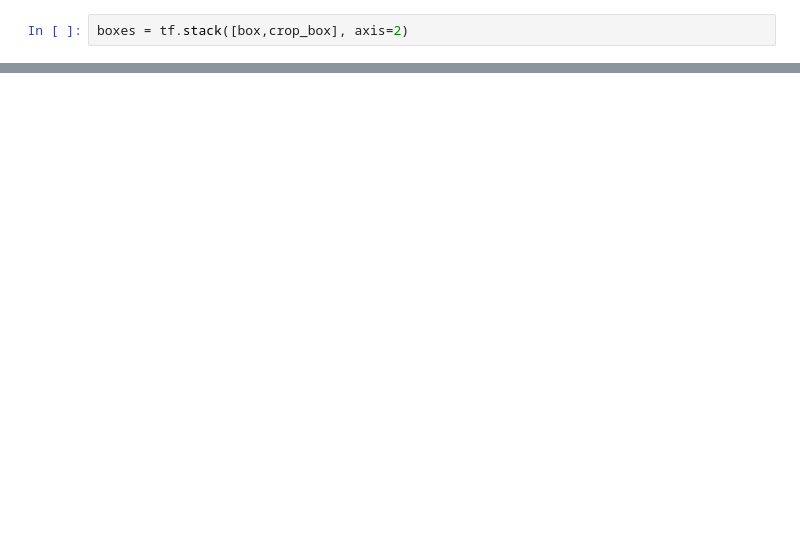
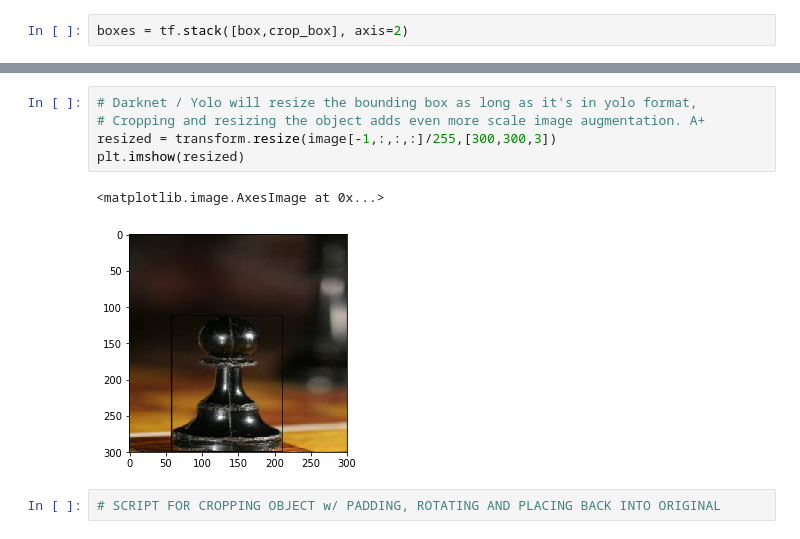
Before and after one commit to Simikamali/image_augment, a Jupyter notebook: DataAug.ipynb, the cells around one changed output, grey strips where cells are left out. Cells and saved outputs as stored; diff of their text form; blank space fills up the shorter version.

```diff
--- a/DataAug.ipynb
+++ b/DataAug.ipynb
@@ -71,0 +91,10 @@ Use Pillow's ``Image.fromarray`` directly instead.
+# %%
+# Darknet / Yolo will resize the bounding box as long as it's in yolo format,
+# Cropping and resizing the object adds even more scale image augmentation. A+
+resized = transform.resize(image[-1,:,:,:]/255,[300,300,3])
+plt.imshow(resized)
+# %% [output]
+<matplotlib.image.AxesImage at 0x...>
+[figure, added]
+# %%
+# SCRIPT FOR CROPPING OBJECT w/ PADDING, ROTATING AND PLACING BACK INTO ORIGINAL
```
Also changed, not shown: parts of 43 cells of this notebook, 1 other file.
